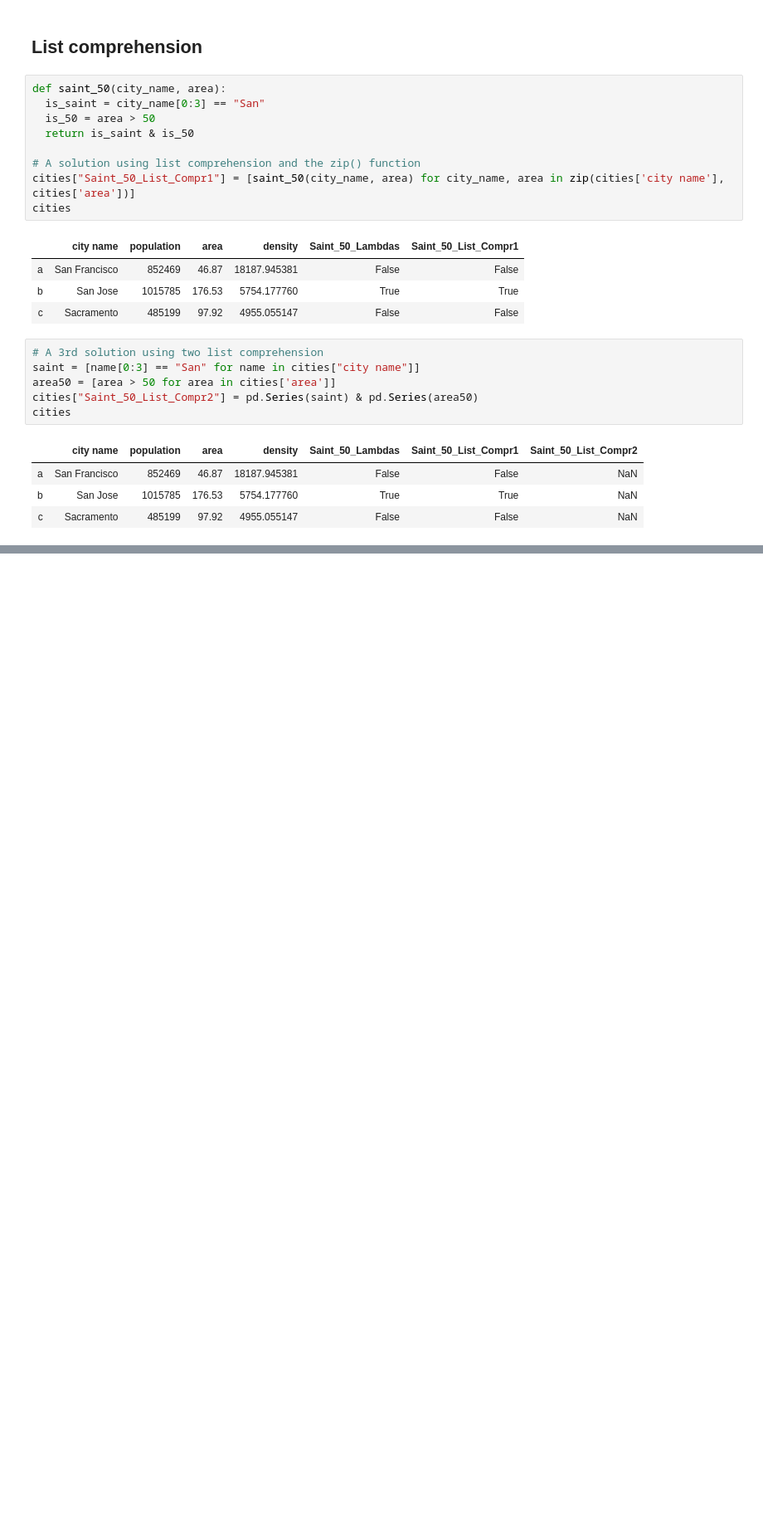
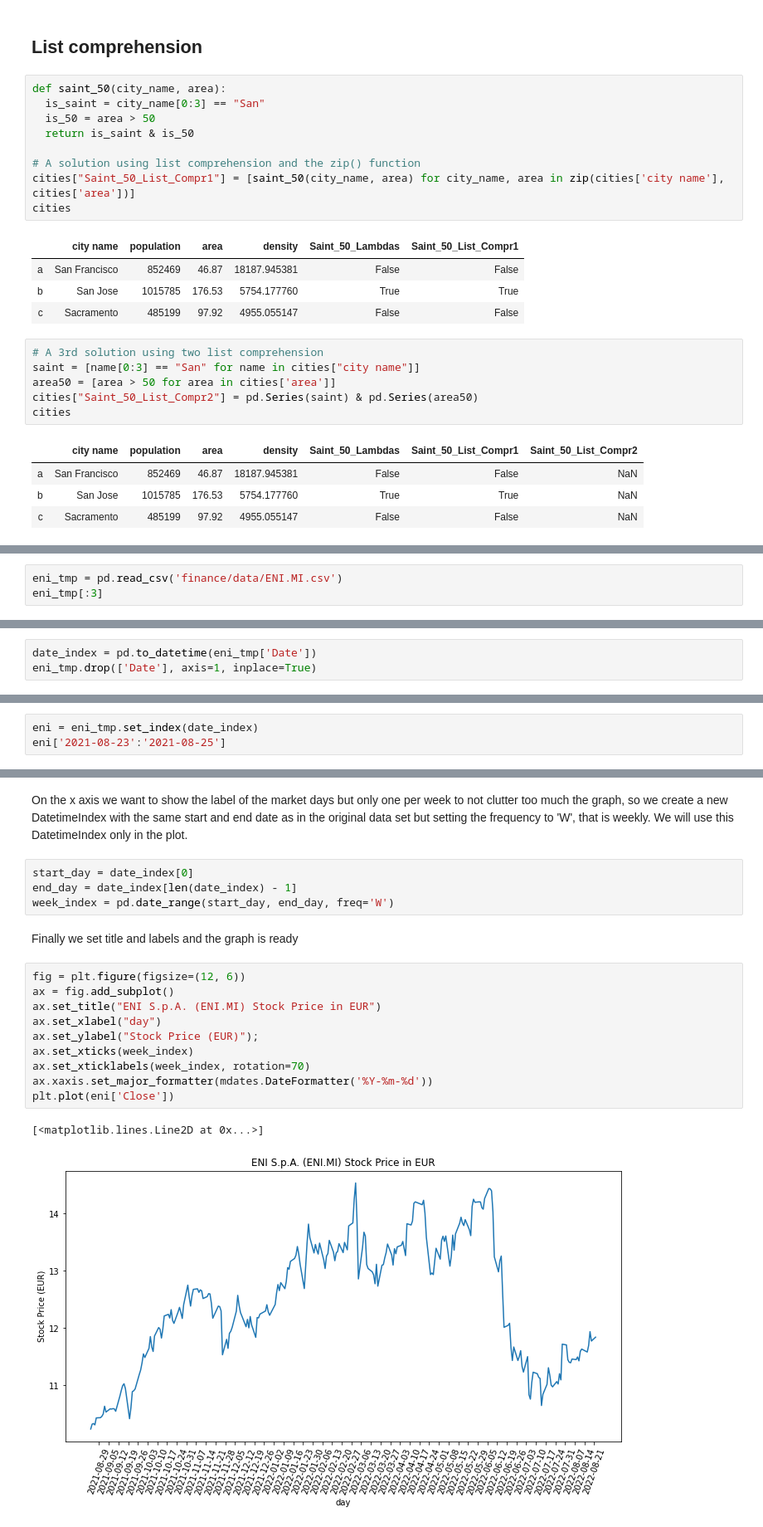
Before and after one commit to luigiselmi/datascience, a Jupyter notebook: python/intro_to_pandas.ipynb, the cells around one changed output, grey strips where cells are left out. Shown at 83% size. Cells and saved outputs as stored; diff of their text form; blank space fills up the shorter version.

```diff
--- a/python/intro_to_pandas.ipynb
+++ b/python/intro_to_pandas.ipynb
@@ -115,0 +119,3 @@ cities
+# %%
+eni_tmp = pd.read_csv('finance/data/ENI.MI.csv')
+eni_tmp[:3]
@@ -115,0 +129,3 @@ cities
+# %%
+date_index = pd.to_datetime(eni_tmp['Date'])
+eni_tmp.drop(['Date'], axis=1, inplace=True)
@@ -115,0 +134,3 @@ cities
+# %%
+eni = eni_tmp.set_index(date_index)
+eni['2021-08-23':'2021-08-25']
@@ -115,0 +153,21 @@ cities
+# %% [markdown]
+On the x axis we want to show the label of the market days but only one per week to not clutter too much the graph, so we create a new DatetimeIndex with the same start and end date as in the original data set but setting the frequency to 'W', that is weekly. We will use this DatetimeIndex only in the plot.
+# %%
+start_day = date_index[0]
+end_day = date_index[len(date_index) - 1]
+week_index = pd.date_range(start_day, end_day, freq='W')
+# %% [markdown]
+Finally we set title and labels and the graph is ready
+# %%
+fig = plt.figure(figsize=(12, 6))
+ax = fig.add_subplot()
+ax.set_title("ENI S.p.A. (ENI.MI) Stock Price in EUR")
+ax.set_xlabel("day")
+ax.set_ylabel("Stock Price (EUR)");
+ax.set_xticks(week_index)
+ax.set_xticklabels(week_index, rotation=70)
+ax.xaxis.set_major_formatter(mdates.DateFormatter('%Y-%m-%d'))
+plt.plot(eni['Close'])
+# %% [output]
+[<matplotlib.lines.Line2D at 0x...>]
+[figure, added]
```
Also changed, not shown: parts of 17 cells of this notebook, 2 other files.
